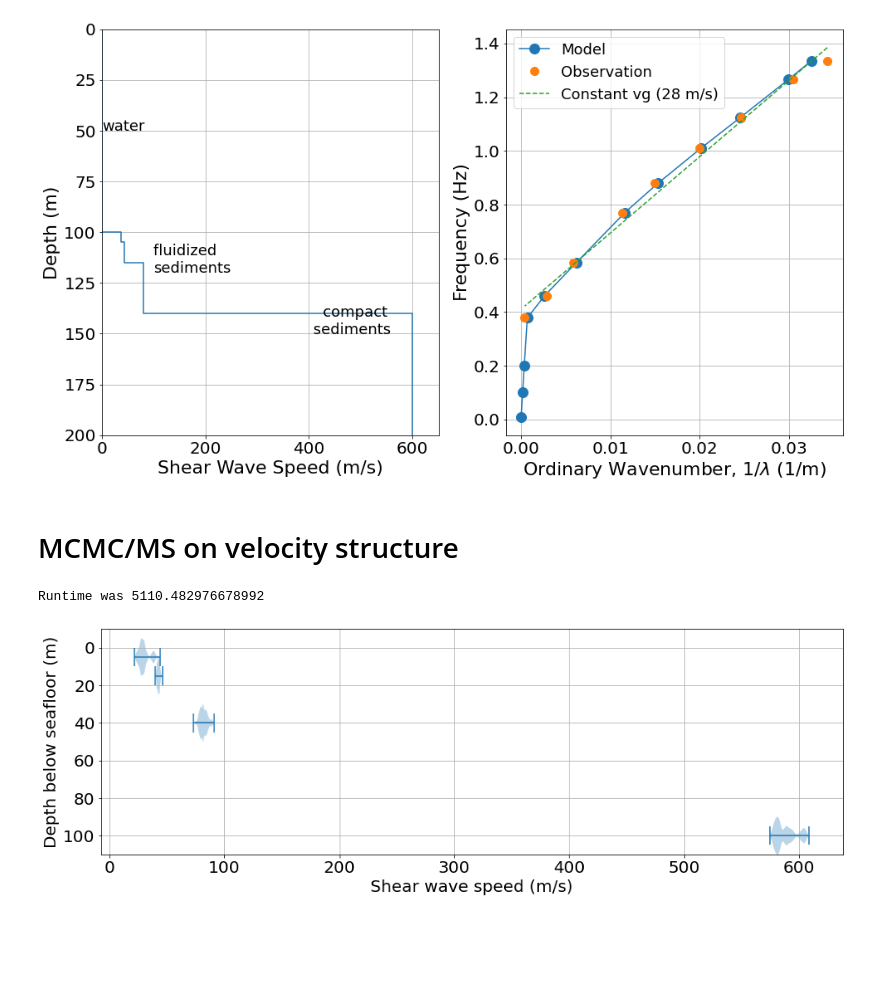
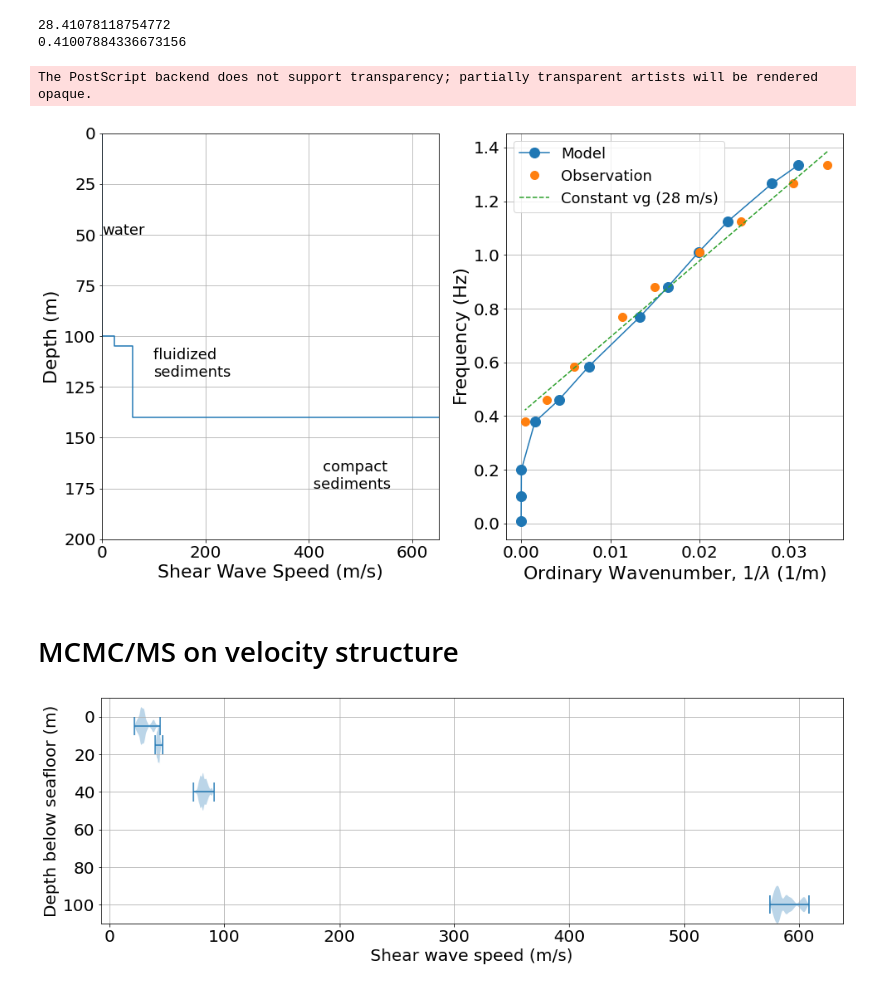
Before and after one commit to bradlipovsky/whidbey-surface-waves, a Jupyter notebook: plot-sdisp96.ipynb, the cells around one changed output. Saved outputs shown, nothing was run; the diff lists cells and outputs as text; code cells hidden in the pictures; blank space fills up the shorter version.

```diff
--- a/plot-sdisp96.ipynb
+++ b/plot-sdisp96.ipynb
@@ -86,17 +58,27 @@ fobs = np.array([1.335, 1.265, 1.125, 1.01, 0.88, 0.77, 0.585, 0.46, 0.378])
 cobs = fobs/kobs
 # %%
 # Four layer model
-h =  [0.100, 0.005, 0.010, 0.025, 0.0]
-vs = [0, 0.038, 0.043, 0.080, 0.600]
-vp = [1.5,1.6,1.6,1.6,1.6]
-rho= [1,1.5,1.5,1.5,1.5]
+# h =  [0.100, 0.005, 0.010, 0.025, 0.0]
+# vs = [0, 0.038, 0.043, 0.080, 0.600]
+# vp = [1.5,1.6,1.6,1.6,1.6]
+# rho= [1,1.5,1.5,1.5,1.5]
+
+# Three-layer model
+h =  [0.100, 0.005, 0.035, 0.0]
+vs = [0, 0.024, 0.06,  15.00]
+vp = [1.5,1.6,1.6,16.0]
+rho= [1,1.5,1.5,1.5]
 
 f,k = pysurf96(h,vp,vs,rho)
 
 plt_dispersion(f,k,fobs,kobs,
                np.hstack([0,np.cumsum(h)*1e3,200]),
-               1000*np.hstack([vs,vs[-1],vs[-1]]))
+               1000*np.hstack([vs,vs[-1],vs[-1]]),
+              save=True)
 # %% [output]
+28.41078118754772
+0.41007884336673156
+The PostScript backend does not support transparency; partially transparent artists will be rendered opaque.
-[figure, old version]
+[figure, new version]
 # %% [markdown]
 # MCMC/MS on velocity structure
@@ -110,25 +84,0 @@ def wrap_four_layer(p,h,k_obs):
-# %%
-t0 = perf_counter()
-
-step_size = 2.5e-4 # 0.25 m/s
-# k_sensitivity = 0.000418 * len(kobs)
-k_sensitivity = 7.5e-5
-x0 = [0.038,0.043,0.080,0.60]
-h0 = [0.1,0.005,0.010,0.020,0.0]
-m0 = wrap_four_layer(x0,h0,kobs)
-N = 100000
-
-x_list = []
-for i in tqdm(range(N)):
-    x = x0 + step_size*(2*random_sample(len(x0))-1)
-    m = wrap_four_layer(x,h0,kobs)
-    L =  np.exp(-(m-m0)**2 / k_sensitivity**2)
-    thr = random_sample()
-    if L >= thr:
-        x_list.append(x)
-        x0 = x
-        m0 = m
-x_list = np.array(x_list) * 1e3
-print(f'Runtime was {perf_counter()-t0}')
-# %% [output]
-Runtime was 5110.482976678992
```
Also changed, not shown: parts of 14 cells of this notebook, 1 other file.
